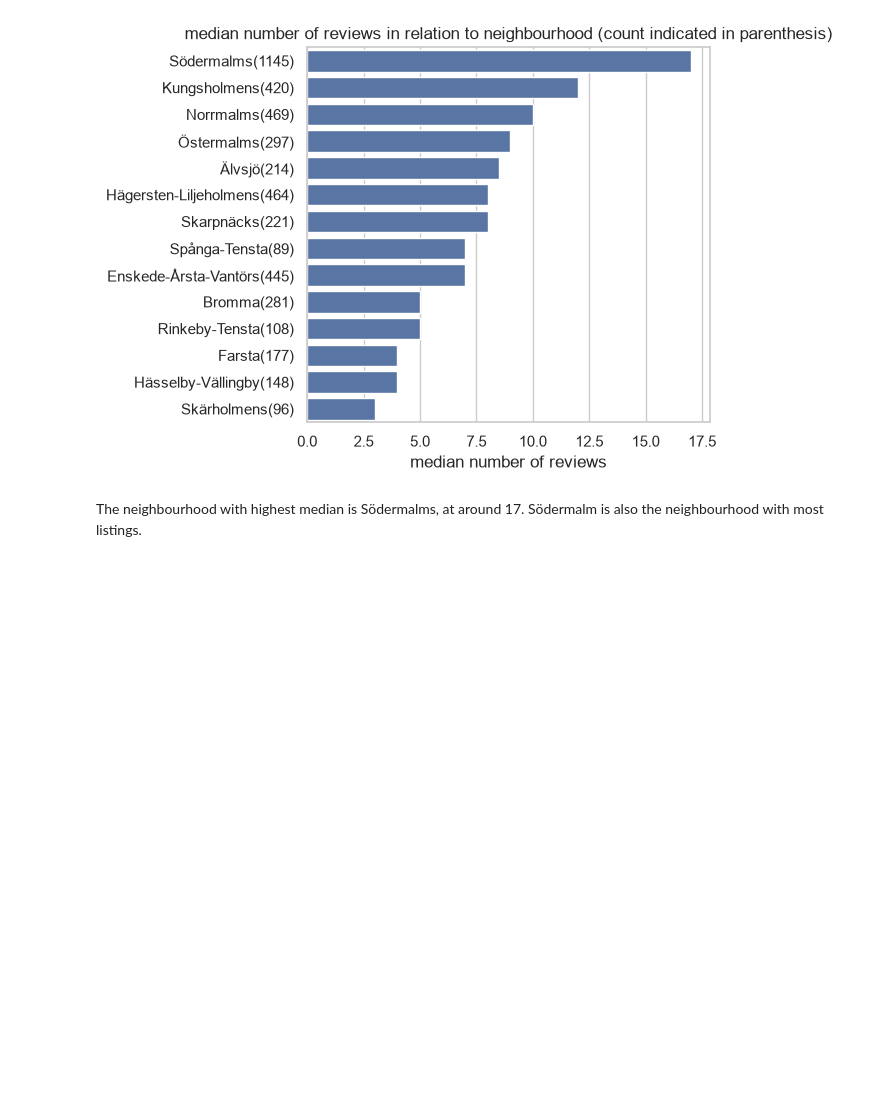
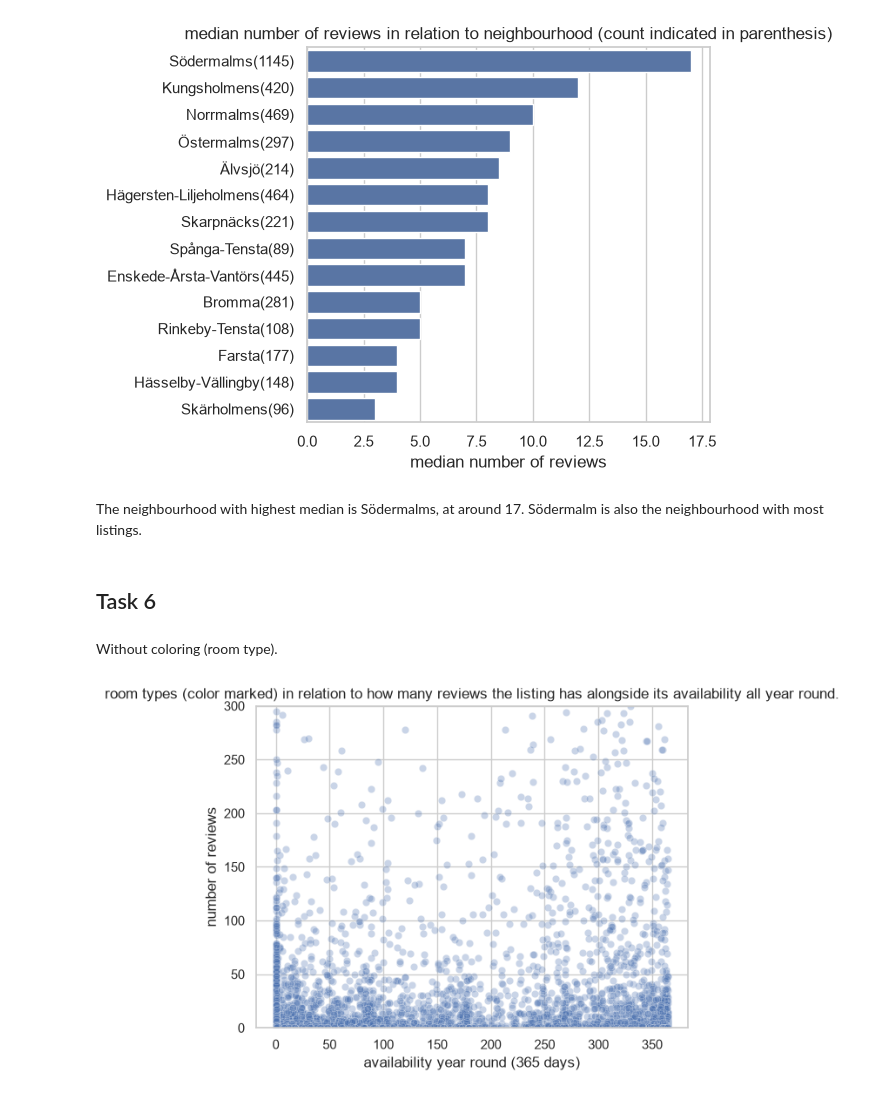
Before and after one commit to hotelFabie/LabComposition, a Jupyter notebook: Analysis & Visualization/Lab 7/lab7.ipynb, the cells around one changed output. Cells and saved outputs as stored; diff of their text form; code cells hidden in the pictures; blank space fills up the shorter version.

Commit message:
data analysis lab 7 part 1 task 6.

```diff
--- a/Analysis & Visualization/Lab 7/lab7.ipynb
+++ b/Analysis & Visualization/Lab 7/lab7.ipynb
@@ -224,3 +224,23 @@ plt.show()
 [figure]
 # %% [markdown]
 The neighbourhood with highest median is Södermalms, at around 17. Södermalm is also the neighbourhood with most listings.
+# %% [markdown]
+## Task 6
+# %% [markdown]
+Without coloring (room type).
+# %%
+fig, ax = plt.subplots()
+
+sns.scatterplot(data=listings, x='availability_365', y='number_of_reviews', alpha=0.3, ax=ax)
+
+ax.set_ylim(0, 300)
+
+#wip this
+ax.set_title('room types (color marked) in relation to how many reviews the listing has alongside its availability all year round.')
+ax.set_xlabel('availability year round (365 days)')
+ax.set_ylabel('number of reviews')
+
+
+plt.show()
+# %% [output]
+[figure, added]
```
Also changed, not shown: parts of 4 cells of this notebook.
